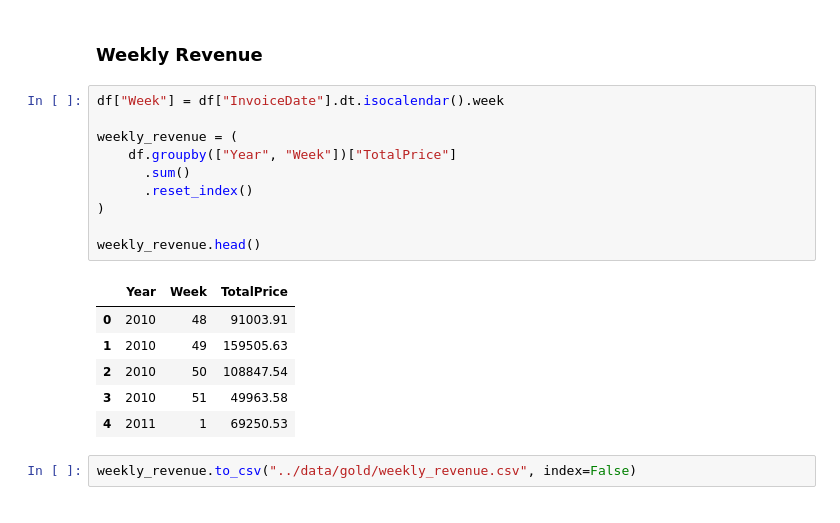
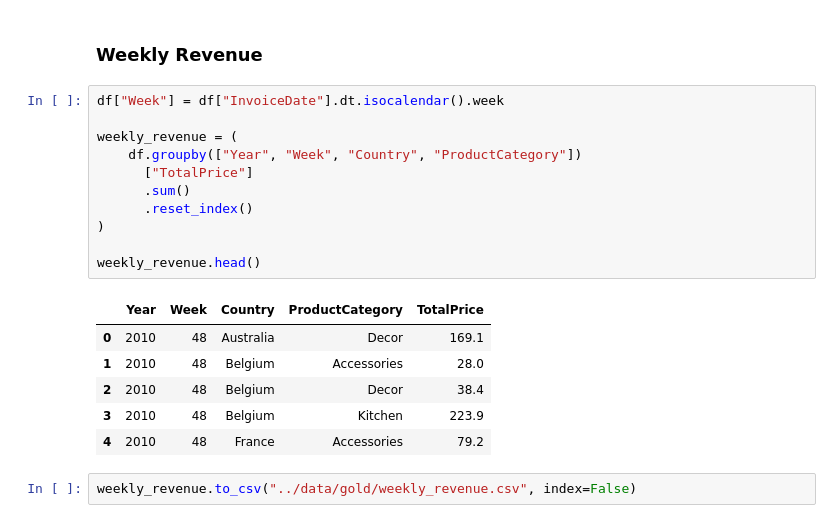
Before and after one commit to ShaikhIqbalWaseem/online-retail-sales-analysis, a Jupyter notebook: notebooks/02_Data_Analysis.ipynb, the cells around one changed output. Drawn from its saved outputs; the diff is of its cells as text.

```diff
--- a/notebooks/02_Data_Analysis.ipynb
+++ b/notebooks/02_Data_Analysis.ipynb
@@ -397,20 +407,21 @@ daily_revenue.to_csv("../data/gold/daily_revenue.csv", index=False)
 # %%
 df["Week"] = df["InvoiceDate"].dt.isocalendar().week
 
 weekly_revenue = (
-    df.groupby(["Year", "Week"])["TotalPrice"]
+    df.groupby(["Year", "Week", "Country", "ProductCategory"])
+      ["TotalPrice"]
       .sum()
       .reset_index()
 )
 
 weekly_revenue.head()
 # %% [output]
-|  | Year | Week | TotalPrice |
-| 0 | 2010 | 48 | 91003.91 |
-| 1 | 2010 | 49 | 159505.63 |
-| 2 | 2010 | 50 | 108847.54 |
-| 3 | 2010 | 51 | 49963.58 |
-| 4 | 2011 | 1 | 69250.53 |
+|  | Year | Week | Country | ProductCategory | TotalPrice |
+| 0 | 2010 | 48 | Australia | Decor | 169.1 |
+| 1 | 2010 | 48 | Belgium | Accessories | 28.0 |
+| 2 | 2010 | 48 | Belgium | Decor | 38.4 |
+| 3 | 2010 | 48 | Belgium | Kitchen | 223.9 |
+| 4 | 2010 | 48 | France | Accessories | 79.2 |
 # %%
 weekly_revenue.to_csv("../data/gold/weekly_revenue.csv", index=False)
 # %% [markdown]
```
Also changed, not shown: parts of 19 cells of this notebook, 3 other files.
